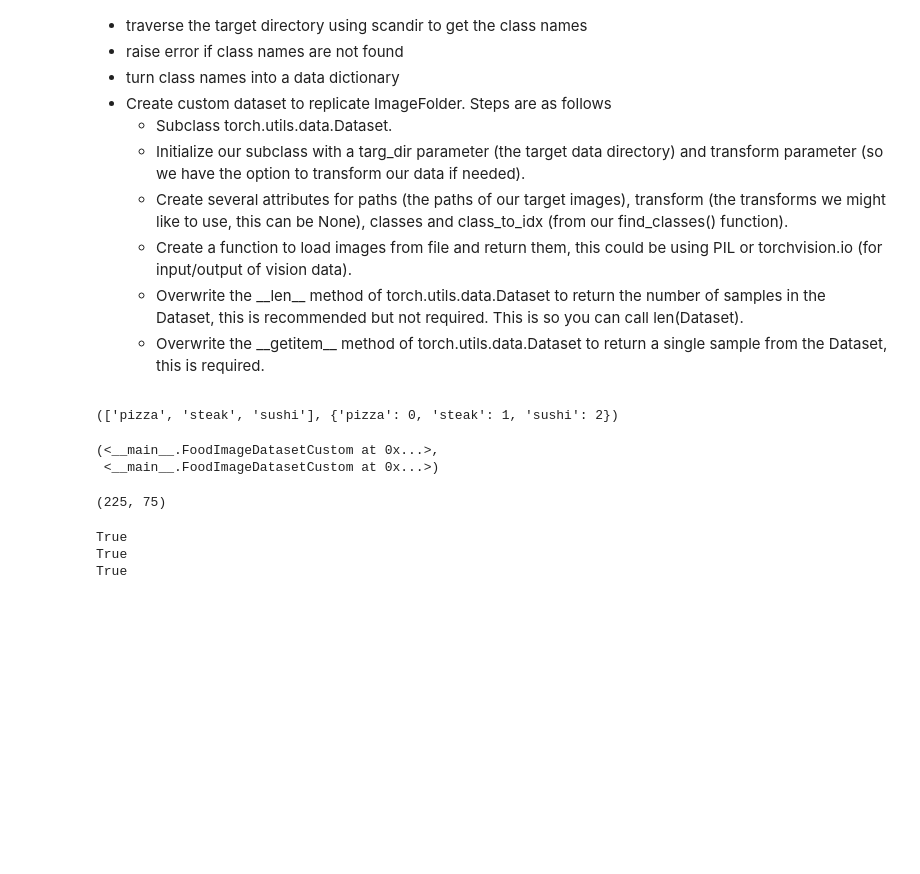
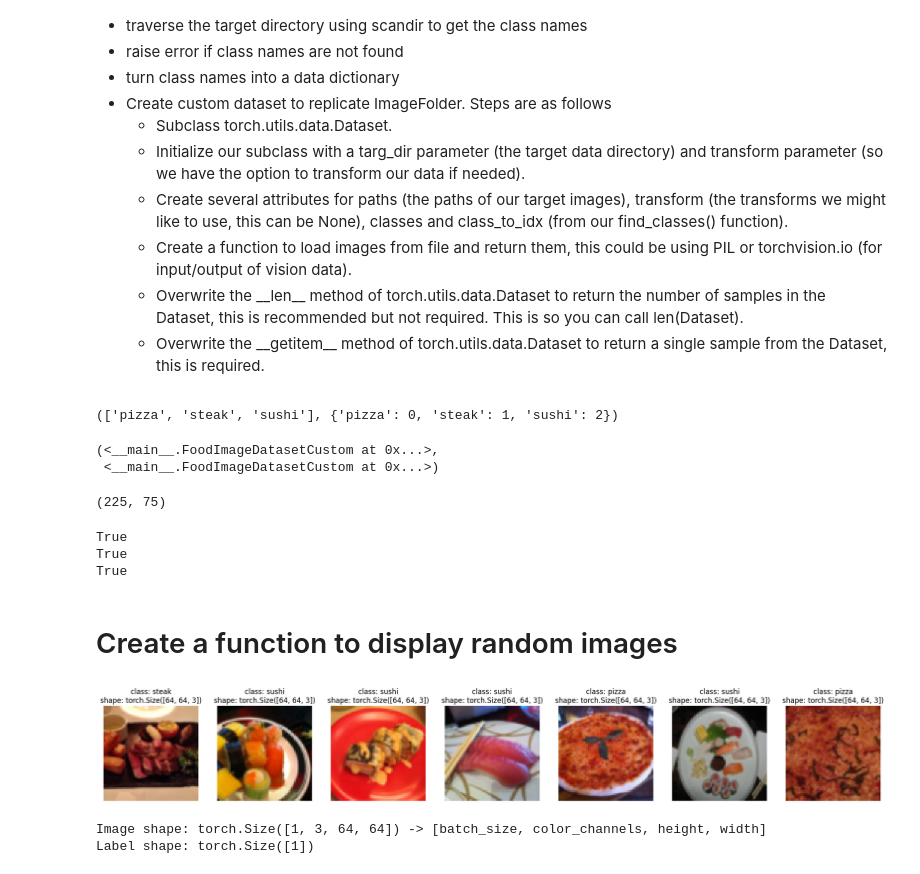
Before and after one commit to pusapatiakhilraju/Pytorch-Food101-CustomDataSet-Classification, a Jupyter notebook: Food101-Classification.ipynb, the cells around one changed output. Saved outputs shown, nothing was run; the diff lists cells and outputs as text; code cells hidden in the pictures; blank space fills up the shorter version.

Commit message:
Added different data transformation

```diff
--- a/Food101-Classification.ipynb
+++ b/Food101-Classification.ipynb
@@ -242,3 +273,38 @@ print(train_data_custom.class_to_idx == train_data.class_to_idx)
 True
 True
 True
+# %% [markdown]
+# Create a function to display random images
+# %%
+def display_random_images(dataset:torch.utils.data.dataset.Dataset, n=10, classes=None, display_shape=True, seed=None):
+    if seed:
+        random.seed(seed)
+
+    if n>10:
+        n=10
+        display_shape = False
+
+    random_samples_idx = random.sample(range(len(dataset)), k=n)
+
+    # 5. Setup plot
+    plt.figure(figsize=(24, 10))
+
+    # 6. Loop through samples and display random samples
+    for i, targ_sample in enumerate(random_samples_idx):
+        targ_image, targ_label = dataset[targ_sample][0], dataset[targ_sample][1]
+
+        adjusted_image = targ_image.permute(1,2,0)
+
+        #plot adjusted samples
+        plt.subplot(1, n, i+1)
+        plt.imshow(adjusted_image)
+        plt.axis("off")
+        if classes:
+            title = f"class: {classes[targ_label]}"
+            if display_shape:
+                title = title + f"\nshape: {adjusted_image.shape}"
+        plt.title(title)
+# %%
+display_random_images(train_data, n =7, classes=class_names, seed=None)
+# %% [output]
+[figure, added]
@@ -244,0 +315,10 @@ True
+# %%
+# Get image and label from custom DataLoader
+img_custom, label_custom = next(iter(train_dataloader_custom))
+
+# Batch size will now be 1, try changing the batch_size parameter above and see what happens
+print(f"Image shape: {img_custom.shape} -> [batch_size, color_channels, height, width]")
+print(f"Label shape: {label_custom.shape}")
+# %% [output]
+Image shape: torch.Size([1, 3, 64, 64]) -> [batch_size, color_channels, height, width]
+Label shape: torch.Size([1])
```
Also changed, not shown: parts of 6 cells of this notebook.
